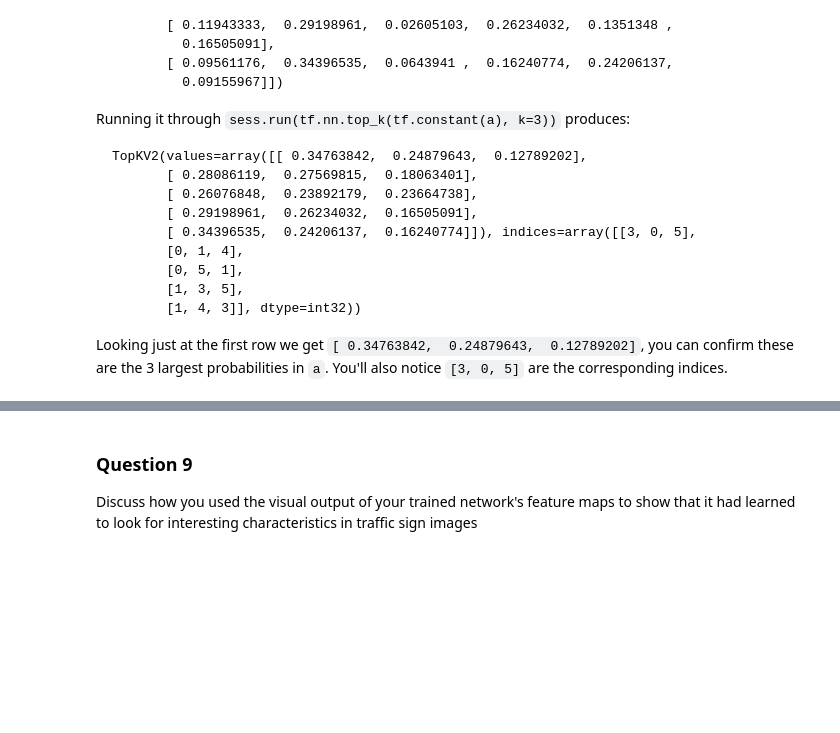
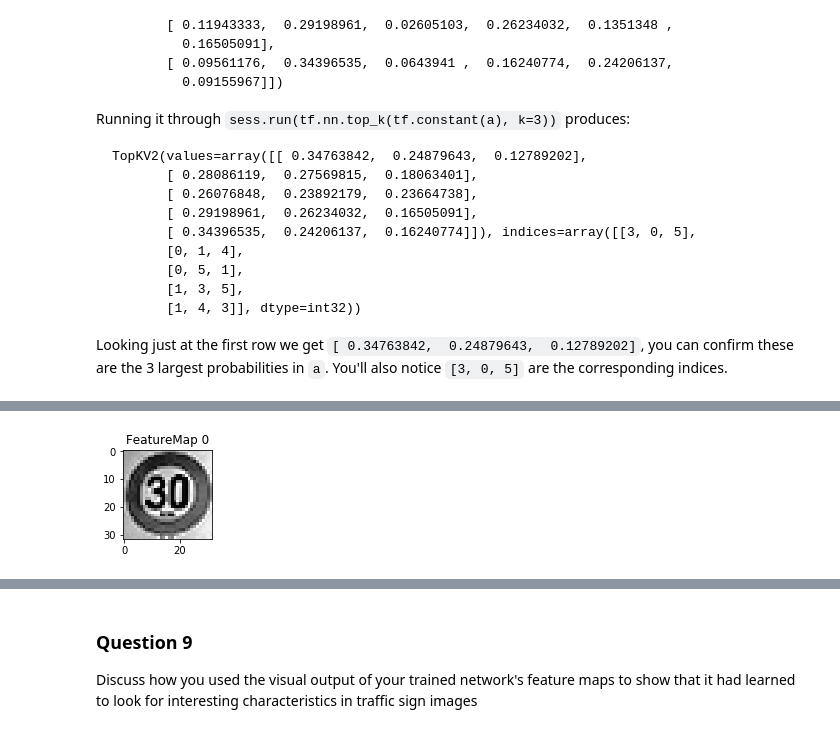
Before and after one commit to uboot/CarND-Traffic-Sign-Classifier-Project, a Jupyter notebook: Traffic_Sign_Classifier.ipynb, the cells around one changed output, grey strips where cells are left out. Saved outputs shown, nothing was run; the diff lists cells and outputs as text; code cells hidden in the pictures; blank space fills up the shorter version.

```diff
--- a/Traffic_Sign_Classifier.ipynb
+++ b/Traffic_Sign_Classifier.ipynb
@@ -385,0 +405,5 @@ Looking just at the first row we get `[ 0.34763842,  0.24879643,  0.12789202]`,
+# %%
+with sess.as_default():
+    top_k = sess.run(tf.nn.top_k(logits, k=5), feed_dict={x: images, keep_prob: 1.0})
+    for probabilities, classes in zip(top_k.values, top_k.indices):
+        print(probabilities), print([sign_names[sign] for sign in classes])
@@ -431,3 +466,9 @@ def outputFeatureMap(image_input, tf_activation, activation_min=-1, activation_m
             plt.imshow(activation[0,:,:, featuremap], interpolation="nearest", vmin=activation_min, cmap="gray")
         else:
             plt.imshow(activation[0,:,:, featuremap], interpolation="nearest", cmap="gray")
+# %%
+input_image = images[2].reshape(1, 32, 32, 1)
+with sess.as_default():
+    outputFeatureMap(input_image, x)
+# %% [output]
+[figure, added]
```
Also changed, not shown: parts of 11 cells of this notebook, 29 other files.
